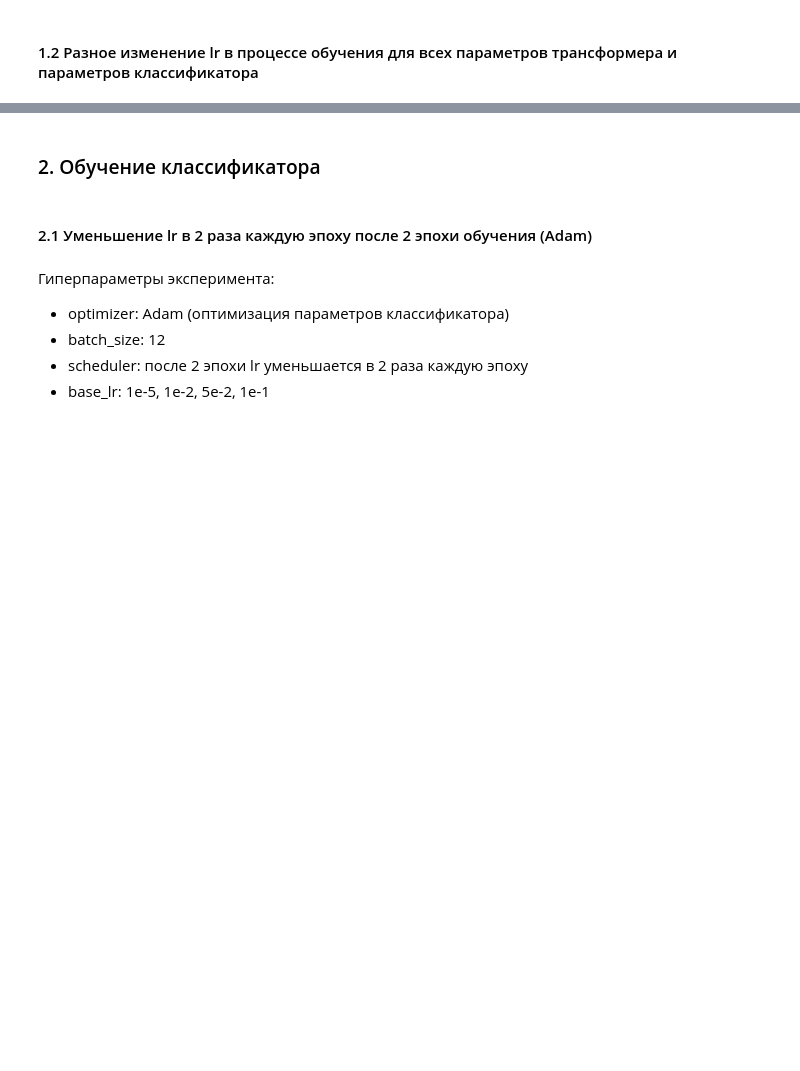
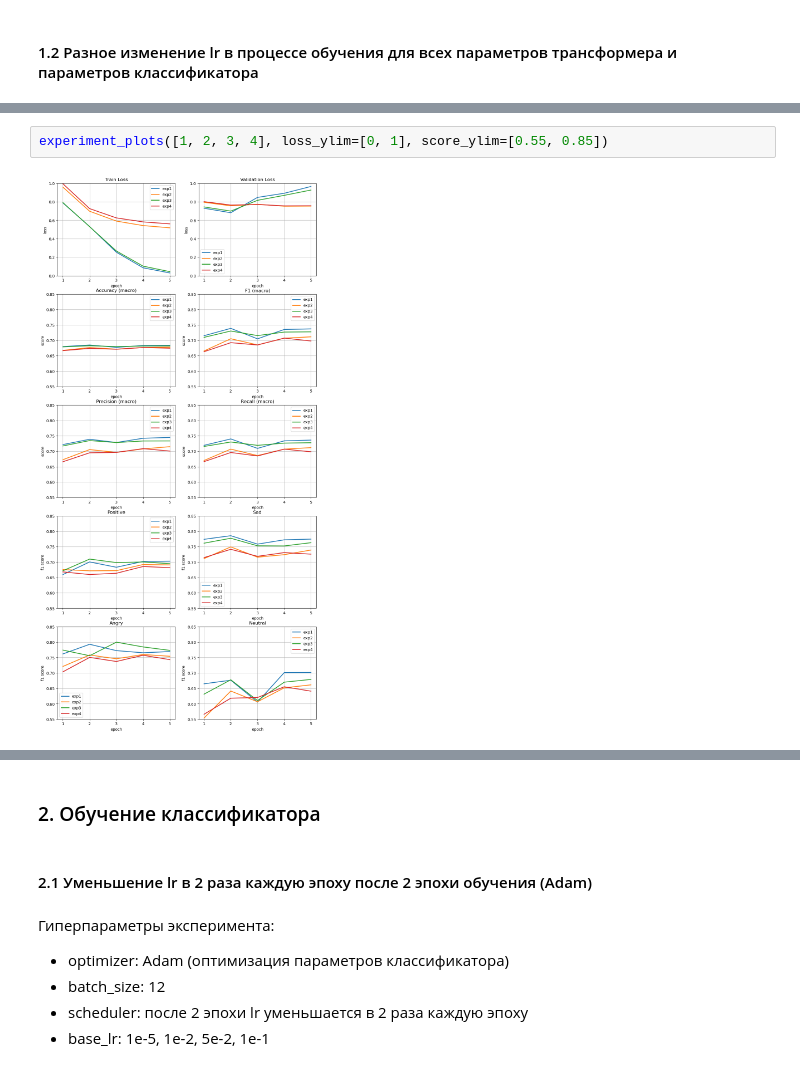
Before and after one commit to ArinaOwl/speech_emotion_recognition, a Jupyter notebook: ser_experiments/emo_classification_pretrained.ipynb, the cells around one changed output, grey strips where cells are left out. Saved outputs shown, nothing was run; the diff lists cells and outputs as text; blank space fills up the shorter version.

```diff
--- a/ser_experiments/emo_classification_pretrained.ipynb
+++ b/ser_experiments/emo_classification_pretrained.ipynb
@@ -336,3 +423,7 @@ writer.close()
 
 gc.collect()
 torch.cuda.empty_cache()
+# %%
+experiment_plots([1, 2, 3, 4], loss_ylim=[0, 1], score_ylim=[0.55, 0.85])
+# %% [output]
+[figure, added]
```
Also changed, not shown: parts of 34 cells of this notebook.
